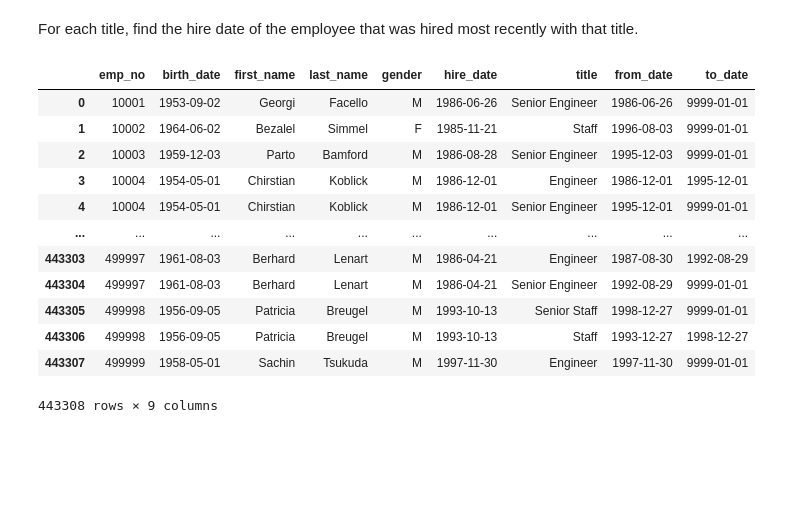
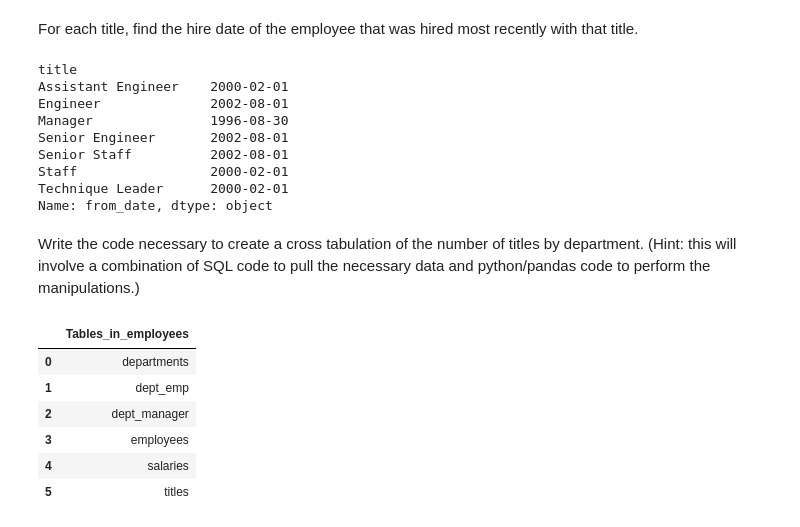
Before and after one commit to jesse-d-marder/numpy-pandas-visualization-exercises, a Jupyter notebook: advanced_dataframes.ipynb, the cells around one changed output. Saved outputs shown, nothing was run; the diff lists cells and outputs as text; code cells hidden in the pictures; blank space fills up the shorter version.

```diff
--- a/advanced_dataframes.ipynb
+++ b/advanced_dataframes.ipynb
@@ -351,18 +351,14 @@ emp_t = employees.merge(titles)
 # %% [markdown]
 For each title, find the hire date of the employee that was hired most recently with that title.
 # %%
-emp_t
+emp_t.groupby('title').from_date.agg('max')
 # %% [output]
-|  | emp_no | birth_date | first_name | last_name | gender | hire_date | title | from_date | to_date |
-| 0 | 10001 | 1953-09-02 | Georgi | Facello | M | 1986-06-26 | Senior Engineer | 1986-06-26 | 9999-01-01 |
-| 1 | 10002 | 1964-06-02 | Bezalel | Simmel | F | 1985-11-21 | Staff | 1996-08-03 | 9999-01-01 |
-| 2 | 10003 | 1959-12-03 | Parto | Bamford | M | 1986-08-28 | Senior Engineer | 1995-12-03 | 9999-01-01 |
-| 3 | 10004 | 1954-05-01 | Chirstian | Koblick | M | 1986-12-01 | Engineer | 1986-12-01 | 1995-12-01 |
-| 4 | 10004 | 1954-05-01 | Chirstian | Koblick | M | 1986-12-01 | Senior Engineer | 1995-12-01 | 9999-01-01 |
-| ... | ... | ... | ... | ... | ... | ... | ... | ... | ... |
-| 443303 | 499997 | 1961-08-03 | Berhard | Lenart | M | 1986-04-21 | Engineer | 1987-08-30 | 1992-08-29 |
-| 443304 | 499997 | 1961-08-03 | Berhard | Lenart | M | 1986-04-21 | Senior Engineer | 1992-08-29 | 9999-01-01 |
-| 443305 | 499998 | 1956-09-05 | Patricia | Breugel | M | 1993-10-13 | Senior Staff | 1998-12-27 | 9999-01-01 |
-| 443306 | 499998 | 1956-09-05 | Patricia | Breugel | M | 1993-10-13 | Staff | 1993-12-27 | 1998-12-27 |
-| 443307 | 499999 | 1958-05-01 | Sachin | Tsukuda | M | 1997-11-30 | Engineer | 1997-11-30 | 9999-01-01 |
-443308 rows × 9 columns
+title
+Assistant Engineer    2000-02-01
+Engineer              2002-08-01
+Manager               1996-08-30
+Senior Engineer       2002-08-01
+Senior Staff          2002-08-01
+Staff                 2000-02-01
+Technique Leader      2000-02-01
+Name: from_date, dtype: object
@@ -370,0 +365,18 @@ Write the code necessary to create a cross tabulation of the number of titles by
+# %% [markdown]
+Write the code necessary to create a cross tabulation of the number of titles by department. (Hint: this will involve a combination of SQL code to pull the necessary data and python/pandas code to perform the manipulations.)
+# %%
+sql = """
+SHOW TABLES
+"""
+# %%
+employees_url = get_db_url('employees')
+# %%
+pd.read_sql(sql,employees_url)
+# %% [output]
+|  | Tables_in_employees |
+| 0 | departments |
+| 1 | dept_emp |
+| 2 | dept_manager |
+| 3 | employees |
+| 4 | salaries |
+| 5 | titles |
```
Also changed, not shown: parts of 9 cells of this notebook.
